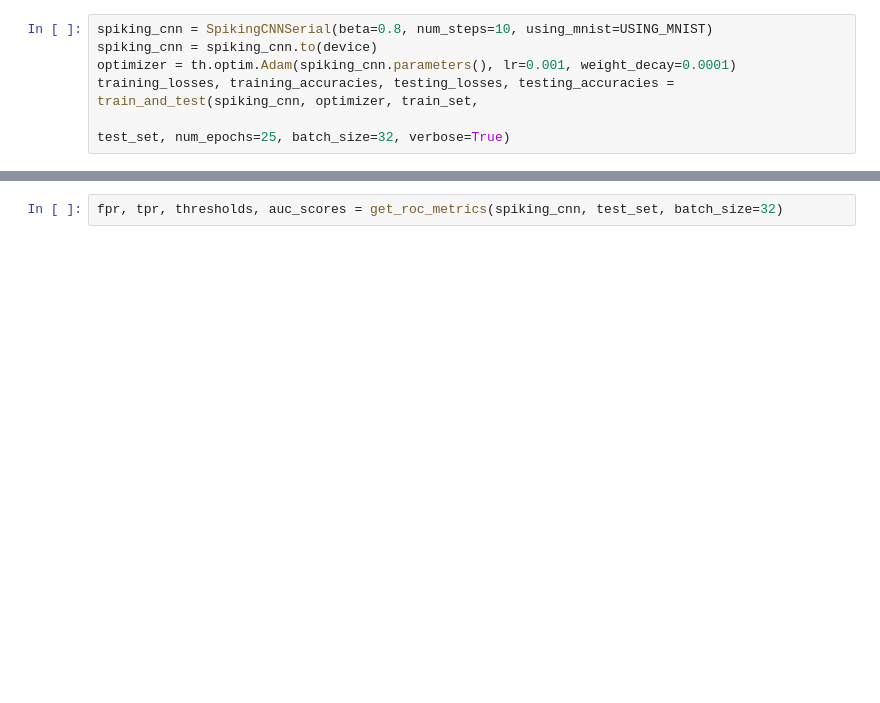
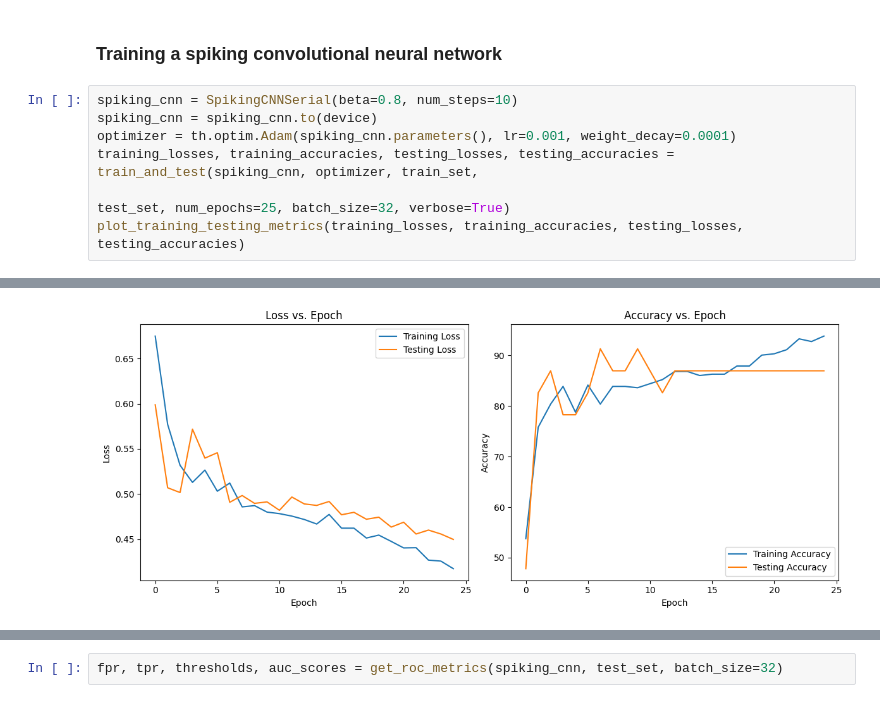
Before and after one commit to syntactic/ModelingSynapticPlasticity-BloodSpatterAnalysis, a Jupyter notebook: project.ipynb, the cells around one changed output, grey strips where cells are left out. Cells and saved outputs as stored; diff of their text form; blank space fills up the shorter version.

```diff
--- a/project.ipynb
+++ b/project.ipynb
@@ -129,7 +108,10 @@ th.save(best_model.state_dict(), save_path)
+# %% [markdown]
+### Training a spiking convolutional neural network
 # %%
-spiking_cnn = SpikingCNNSerial(beta=0.8, num_steps=10, using_mnist=USING_MNIST)
+spiking_cnn = SpikingCNNSerial(beta=0.8, num_steps=10)
 spiking_cnn = spiking_cnn.to(device)
 optimizer = th.optim.Adam(spiking_cnn.parameters(), lr=0.001, weight_decay=0.0001)
 training_losses, training_accuracies, testing_losses, testing_accuracies = train_and_test(spiking_cnn, optimizer, train_set,
                                                                                              test_set, num_epochs=25, batch_size=32, verbose=True)
+plot_training_testing_metrics(training_losses, training_accuracies, testing_losses, testing_accuracies)
 # %% [output]
@@ -152,0 +135 @@ Epoch 25 test loss: 0.44, accuracy: 86.96%
+[figure, added]
```
Also changed, not shown: parts of 21 cells of this notebook, 4 other files.
